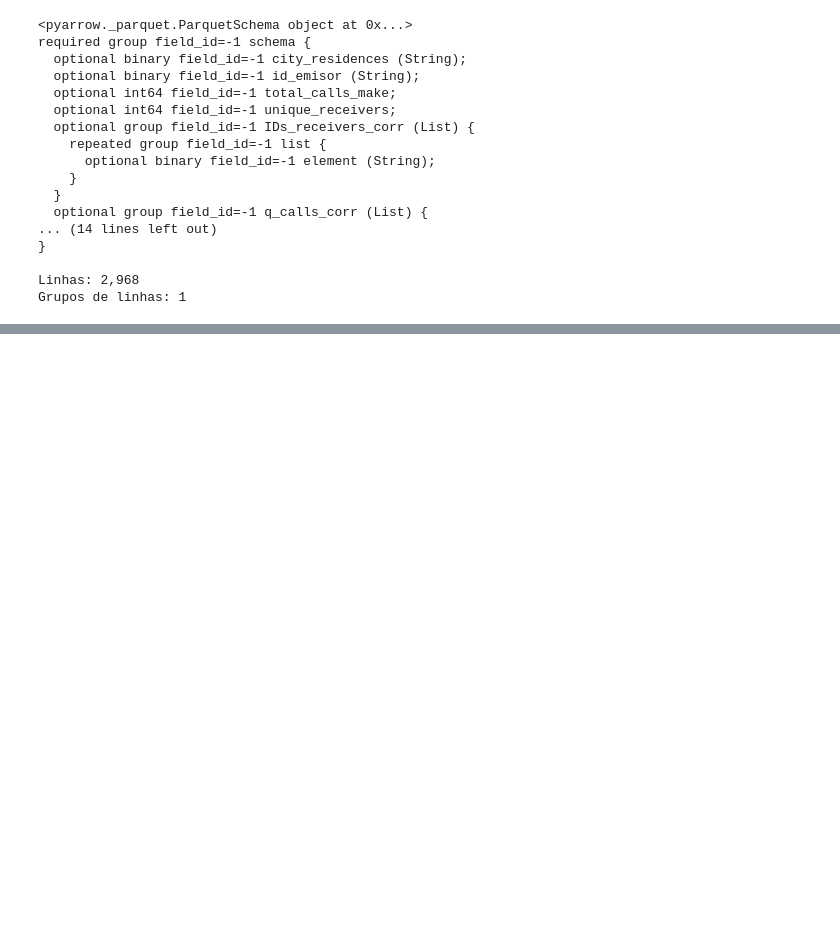
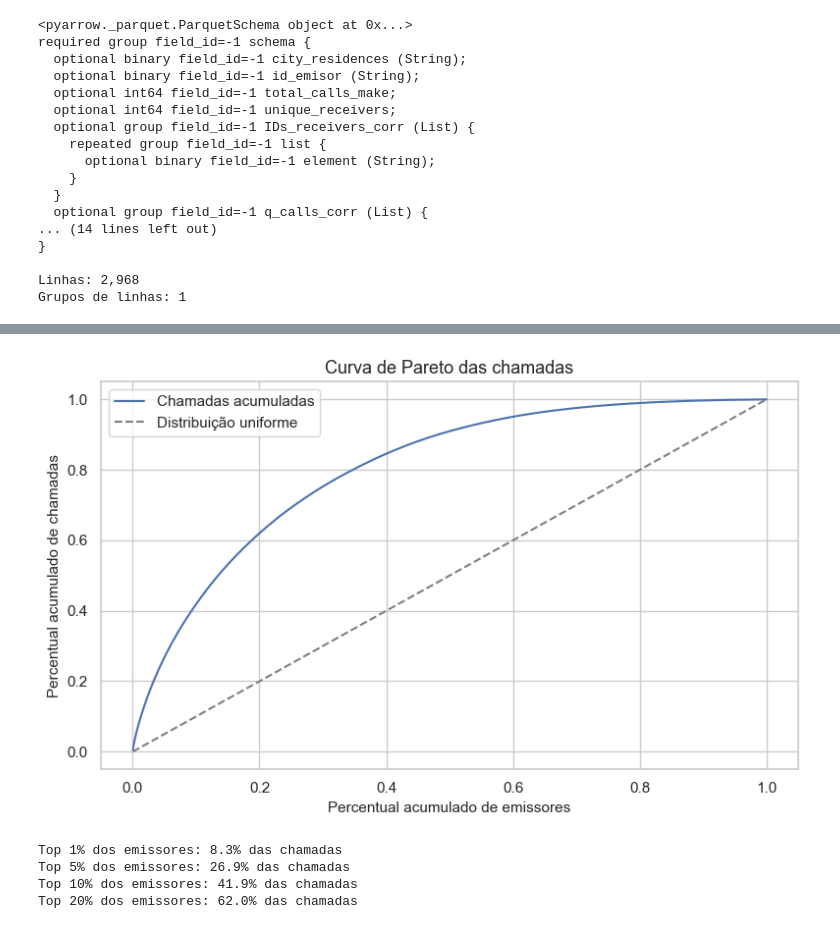
Before and after one commit to pedroazara/campinas-telecom-network, a Jupyter notebook: eda.ipynb, the cells around one changed output, grey strips where cells are left out. Saved outputs shown, nothing was run; the diff lists cells and outputs as text; code cells hidden in the pictures; blank space fills up the shorter version.

```diff
--- a/eda.ipynb
+++ b/eda.ipynb
@@ -380,0 +285,21 @@ def filtrar_residencias_por_ids(path, ids, chunksize=500_000):
+# %%
+plt.figure(figsize=(8, 5))
+plt.plot(pareto['pct_emissores'], pareto['pct_chamadas_acum'], label='Chamadas acumuladas')
+plt.plot([0, 1], [0, 1], linestyle='--', color='gray', label='Distribuição uniforme')
+plt.title('Curva de Pareto das chamadas')
+plt.xlabel('Percentual acumulado de emissores')
+plt.ylabel('Percentual acumulado de chamadas')
+plt.legend()
+plt.tight_layout()
+plt.show()
+
+for corte in [0.01, 0.05, 0.10, 0.20]:
+    n = max(1, int(np.ceil(corte * len(pareto))))
+    pct = pareto.loc[:n-1, 'total_calls_make'].sum() / pareto['total_calls_make'].sum()
+    print(f'Top {corte:.0%} dos emissores: {pct:.1%} das chamadas')
+# %% [output]
+[figure, added]
+Top 1% dos emissores: 8.3% das chamadas
+Top 5% dos emissores: 26.9% das chamadas
+Top 10% dos emissores: 41.9% das chamadas
+Top 20% dos emissores: 62.0% das chamadas
```
Also changed, not shown: parts of 85 cells of this notebook, 3 other files.
